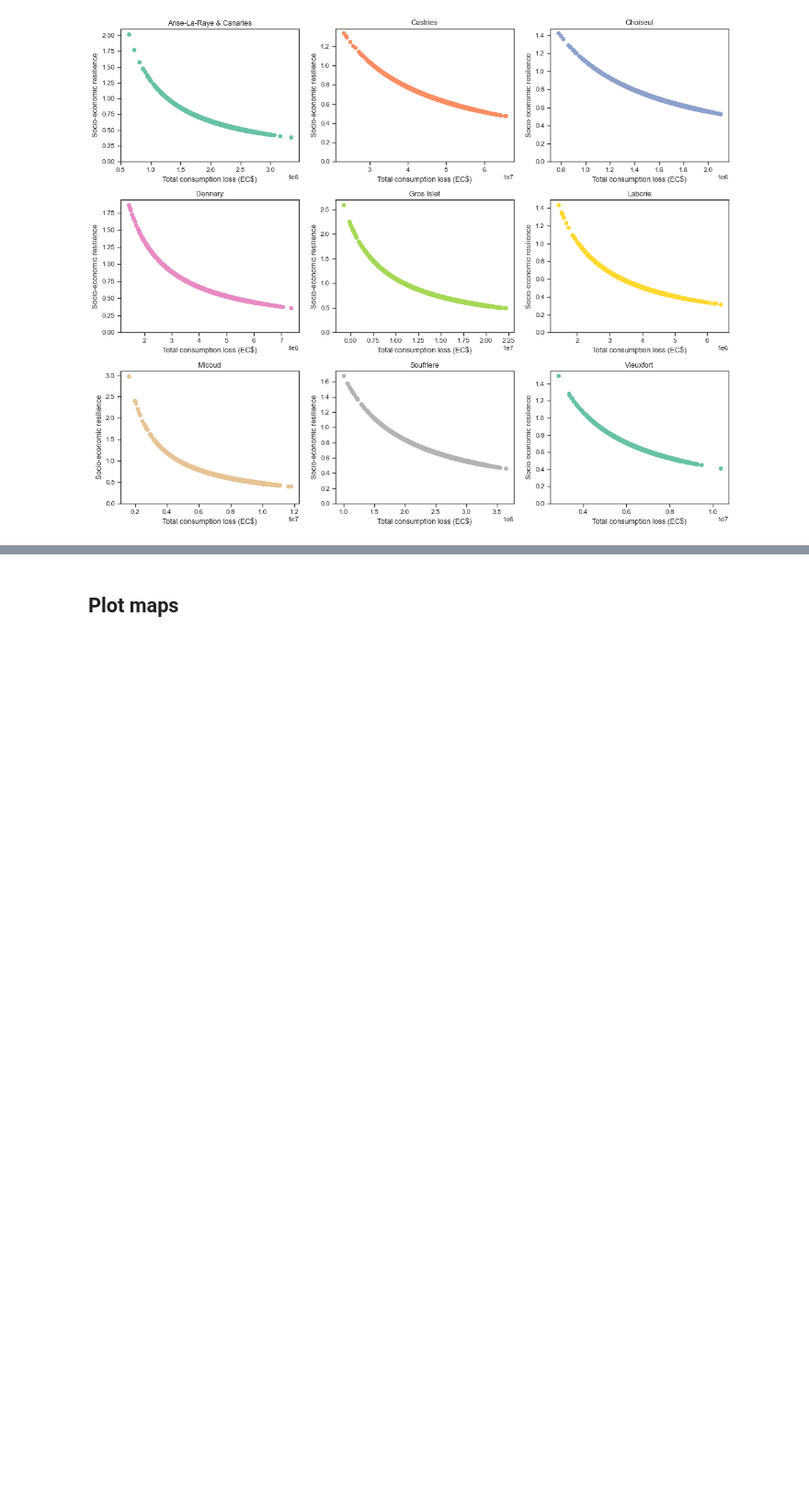
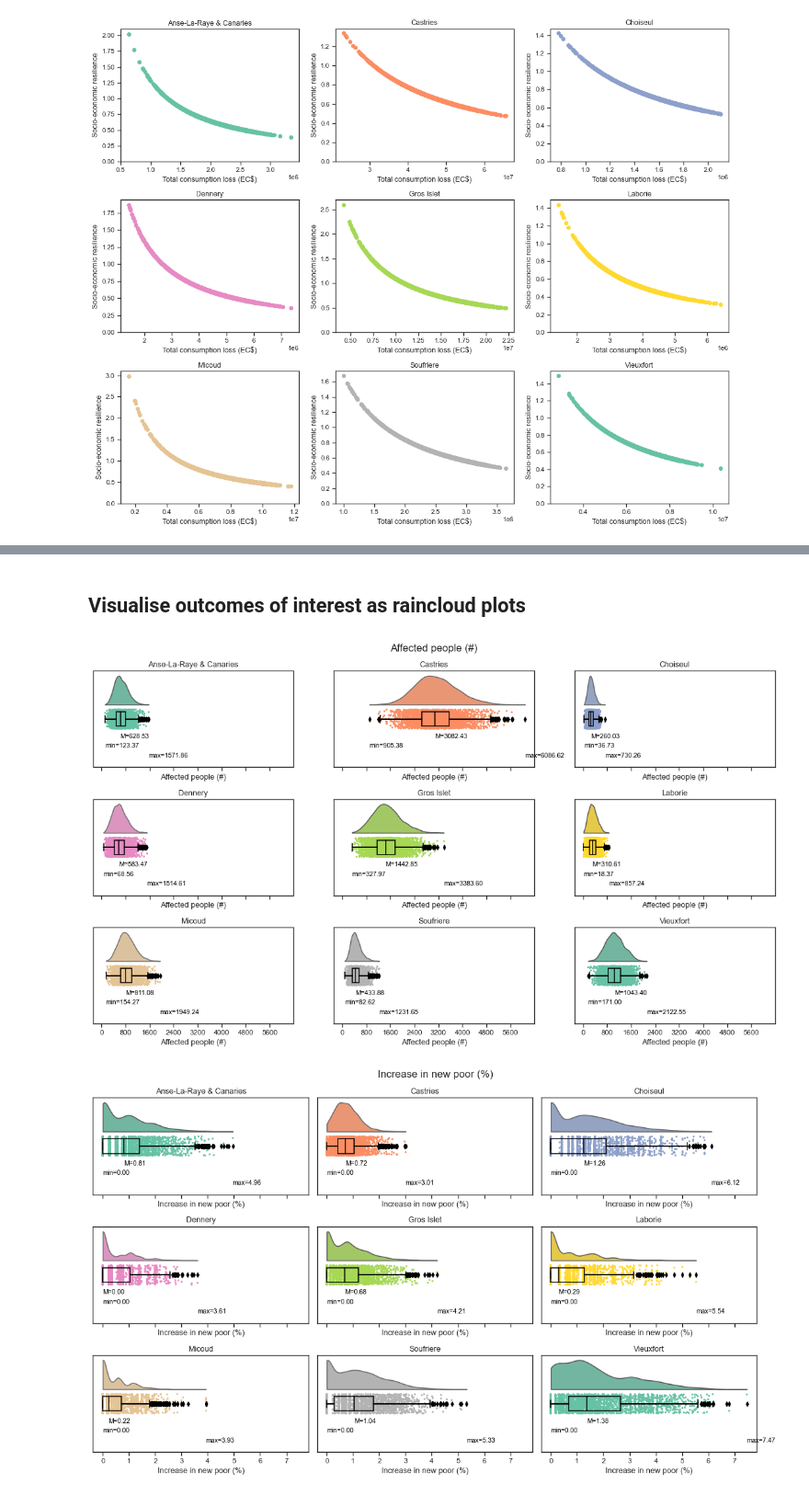
Before and after one commit to mikhailsirenko/unbreakable, a Jupyter notebook: notebooks/analysis.ipynb, the cells around one changed output, grey strips where cells are left out. Shown at 92% size. Drawn from its saved outputs; the diff is of its cells as text; code cells hidden in the pictures; blank space fills up the shorter version.

```diff
--- a/notebooks/analysis.ipynb
+++ b/notebooks/analysis.ipynb
@@ -526,2 +353,0 @@ for x_column, x_title in zip(x_columns, x_titles):
-# %% [markdown]
-## Plot maps
@@ -550,0 +354,7 @@ country = gdf.dissolve()
+# %% [markdown]
+## Visualise outcomes of interest as raincloud plots
+# %%
+rainclouds(outcomes, savefig=False)
+# %% [output]
+[figure, added]
+[figure, added]
```
Also changed, not shown: parts of 32 cells of this notebook, 2 other files.
